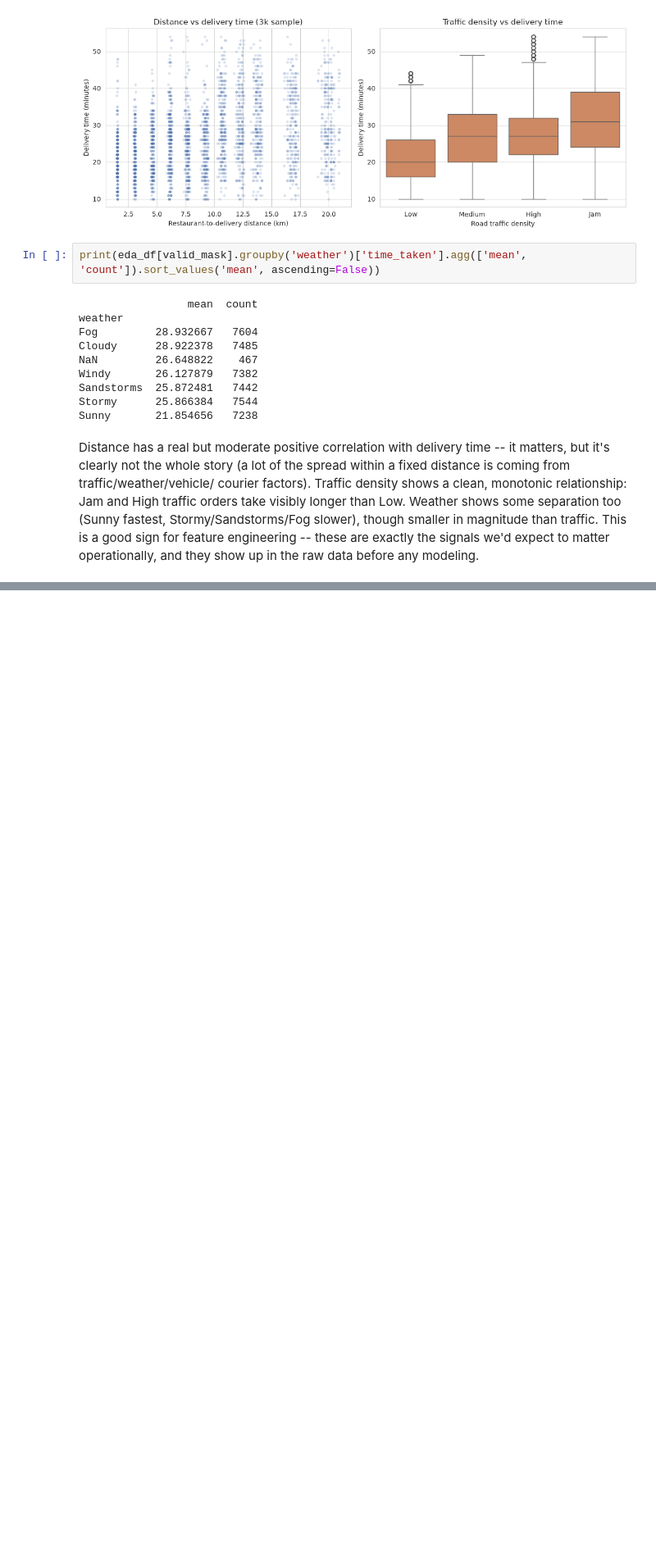
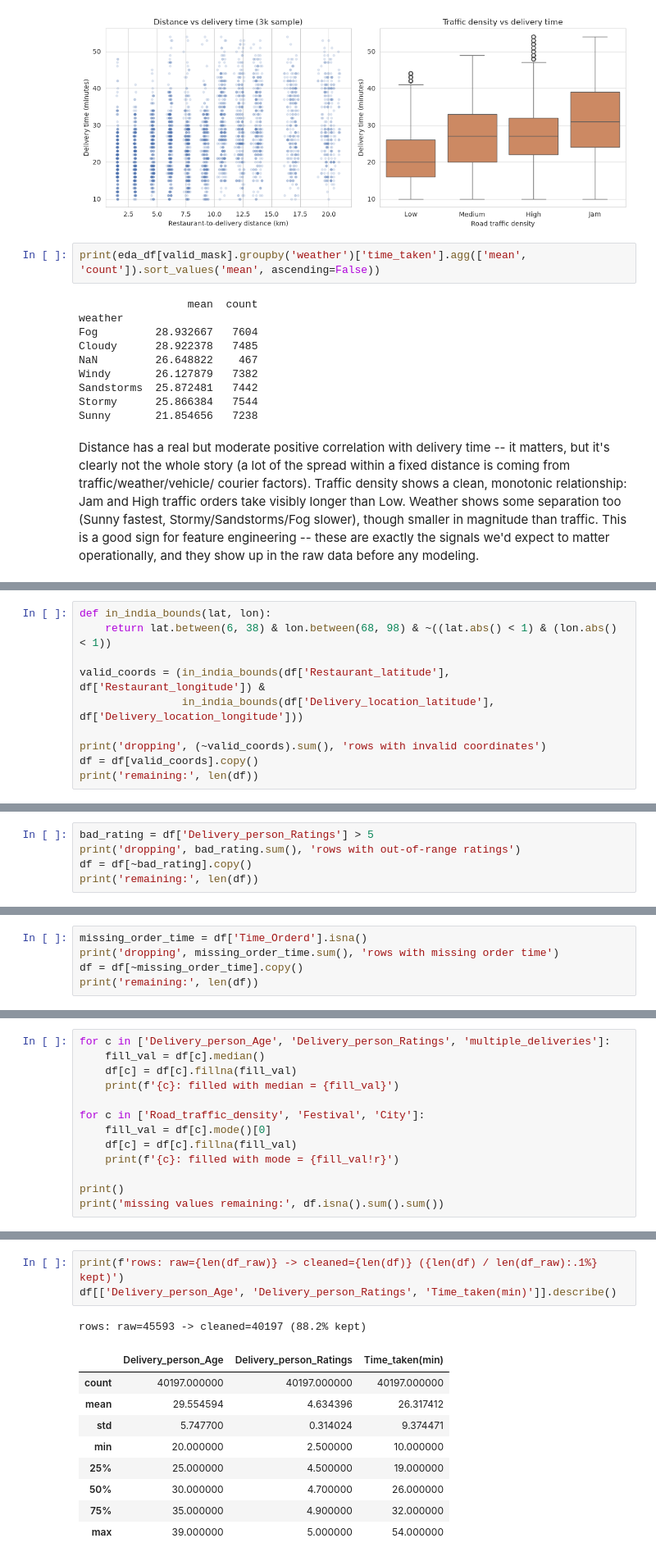
Before and after one commit to Pragyansh612/Food-Delivery-ETA-Prediction, a Jupyter notebook: notebooks/01_eda_and_modeling.ipynb, the cells around one changed output, grey strips where cells are left out. Shown at 82% size. Saved outputs shown, nothing was run; the diff lists cells and outputs as text; blank space fills up the shorter version.

```diff
--- a/notebooks/01_eda_and_modeling.ipynb
+++ b/notebooks/01_eda_and_modeling.ipynb
@@ -312,0 +371,10 @@ operationally, and they show up in the raw data before any modeling.
+# %%
+def in_india_bounds(lat, lon):
+    return lat.between(6, 38) & lon.between(68, 98) & ~((lat.abs() < 1) & (lon.abs() < 1))
+
+valid_coords = (in_india_bounds(df['Restaurant_latitude'], df['Restaurant_longitude']) &
+                in_india_bounds(df['Delivery_location_latitude'], df['Delivery_location_longitude']))
+
+print('dropping', (~valid_coords).sum(), 'rows with invalid coordinates')
+df = df[valid_coords].copy()
+print('remaining:', len(df))
@@ -312,0 +391,5 @@ operationally, and they show up in the raw data before any modeling.
+# %%
+bad_rating = df['Delivery_person_Ratings'] > 5
+print('dropping', bad_rating.sum(), 'rows with out-of-range ratings')
+df = df[~bad_rating].copy()
+print('remaining:', len(df))
@@ -312,0 +407,5 @@ operationally, and they show up in the raw data before any modeling.
+# %%
+missing_order_time = df['Time_Orderd'].isna()
+print('dropping', missing_order_time.sum(), 'rows with missing order time')
+df = df[~missing_order_time].copy()
+print('remaining:', len(df))
@@ -312,0 +434,13 @@ operationally, and they show up in the raw data before any modeling.
+# %%
+for c in ['Delivery_person_Age', 'Delivery_person_Ratings', 'multiple_deliveries']:
+    fill_val = df[c].median()
+    df[c] = df[c].fillna(fill_val)
+    print(f'{c}: filled with median = {fill_val}')
+
+for c in ['Road_traffic_density', 'Festival', 'City']:
+    fill_val = df[c].mode()[0]
+    df[c] = df[c].fillna(fill_val)
+    print(f'{c}: filled with mode = {fill_val!r}')
+
+print()
+print('missing values remaining:', df.isna().sum().sum())
@@ -312,0 +456,14 @@ operationally, and they show up in the raw data before any modeling.
+# %%
+print(f'rows: raw={len(df_raw)} -> cleaned={len(df)} ({len(df) / len(df_raw):.1%} kept)')
+df[['Delivery_person_Age', 'Delivery_person_Ratings', 'Time_taken(min)']].describe()
+# %% [output]
+rows: raw=45593 -> cleaned=40197 (88.2% kept)
+|  | Delivery_person_Age | Delivery_person_Ratings | Time_taken(min) |
+| count | 40197.000000 | 40197.000000 | 40197.000000 |
+| mean | 29.554594 | 4.634396 | 26.317412 |
+| std | 5.747700 | 0.314024 | 9.374471 |
+| min | 20.000000 | 2.500000 | 10.000000 |
+| 25% | 25.000000 | 4.500000 | 19.000000 |
+| 50% | 30.000000 | 4.700000 | 26.000000 |
+| 75% | 35.000000 | 4.900000 | 32.000000 |
+| max | 39.000000 | 5.000000 | 54.000000 |
```
Also changed, not shown: parts of 12 cells of this notebook, 2 other files.
